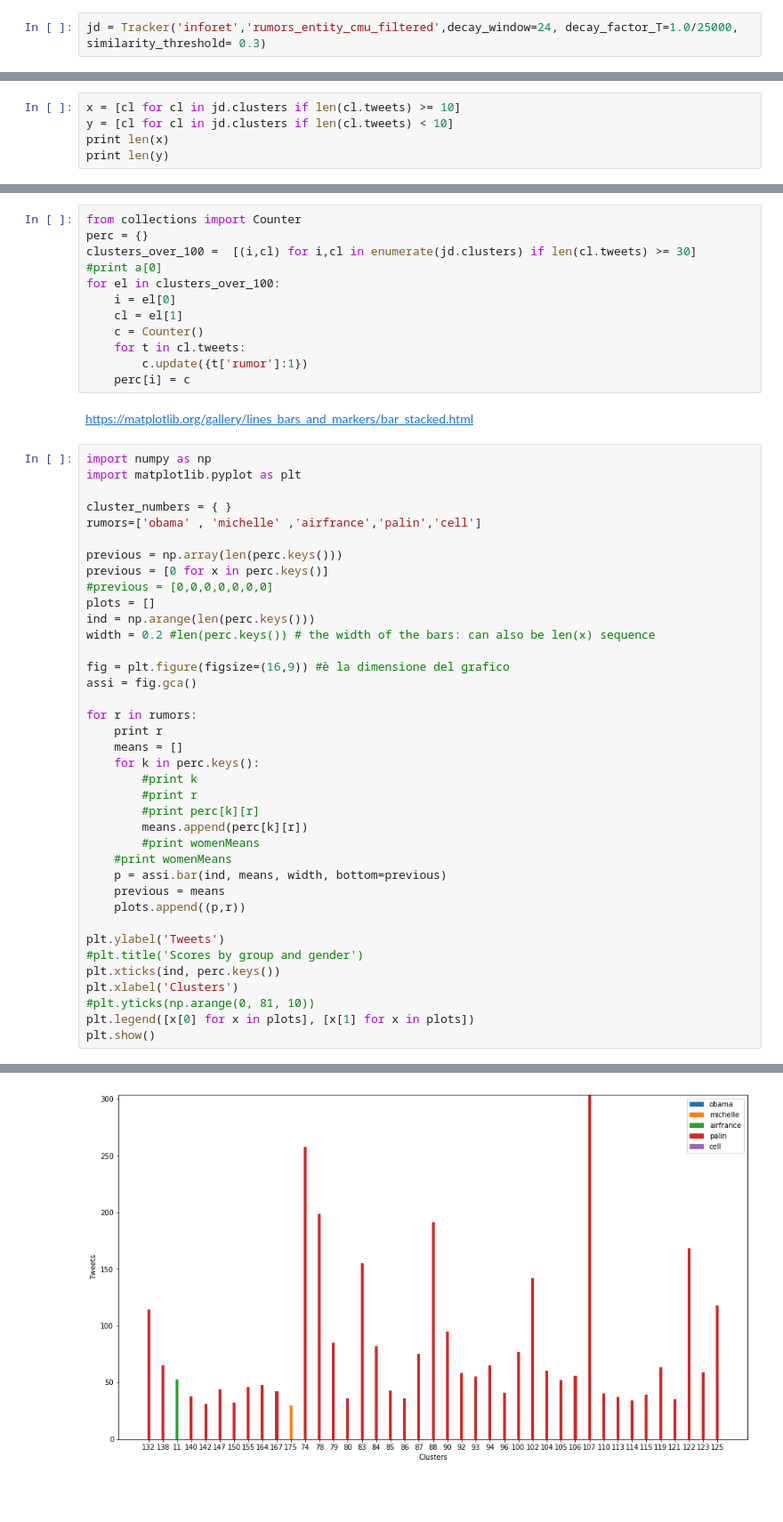
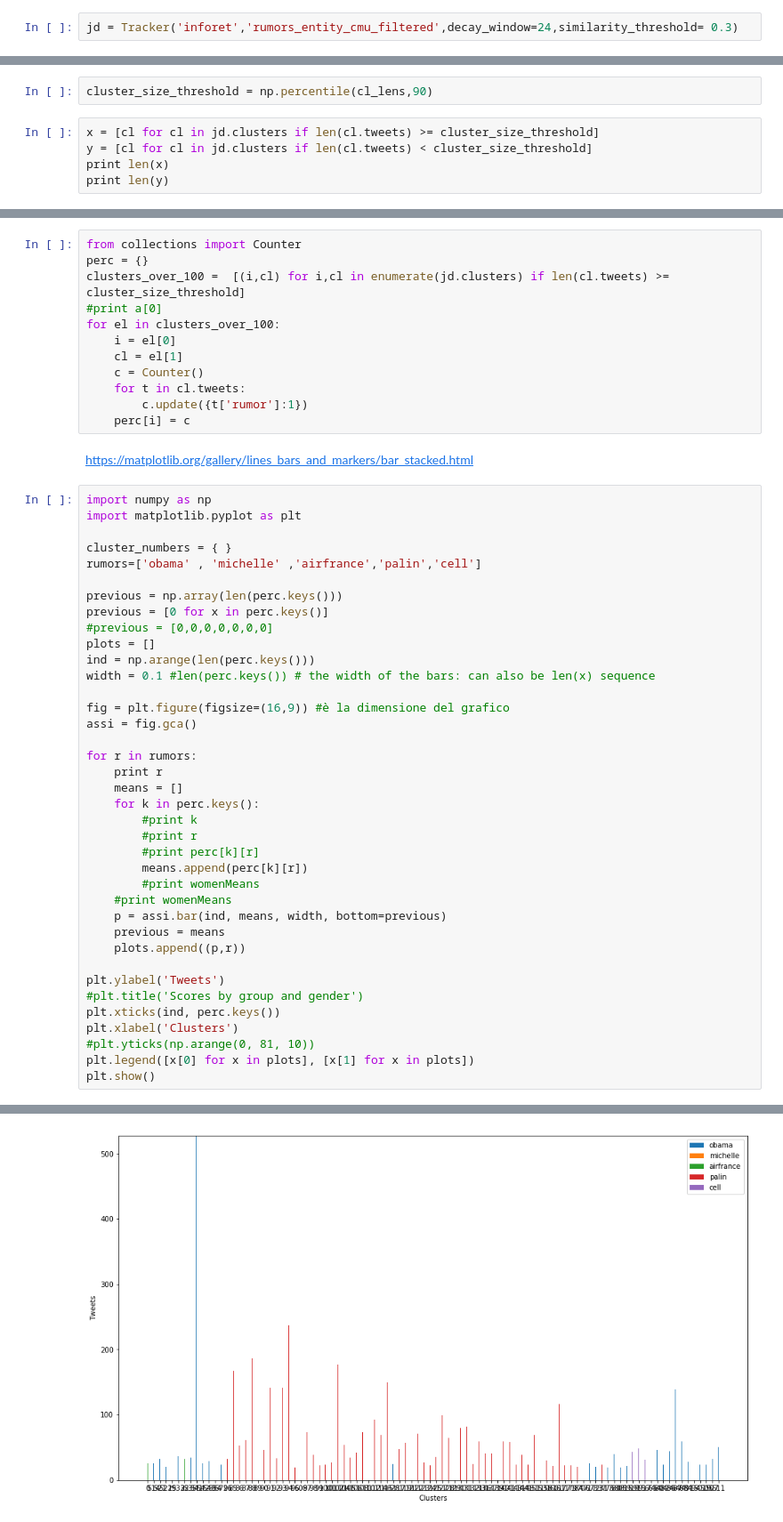
Before and after one commit to BaCk7/rumor-tracker, a Jupyter notebook: Main.ipynb, the cells around one changed output, grey strips where cells are left out. Shown: that part at 89% size. Cells and saved outputs as stored; diff of their text form; blank space fills up the shorter version.

```diff
--- a/Main.ipynb
+++ b/Main.ipynb
@@ -227,7 +223,7 @@ Importing Jupyter notebook from Tracker.ipynb
 import nbimporter
 from Tracker import Cluster
 # %%
-jd = Tracker('inforet','rumors_entity_cmu_filtered',decay_window=24, decay_factor_T=1.0/25000, similarity_threshold= 0.3)
+jd = Tracker('inforet','rumors_entity_cmu_filtered',decay_window=24,similarity_threshold= 0.3)
 # %%
 print jd.window_size
 print jd.update_for_first_k
@@ -331,6 +324,8 @@ Text(0,0.5,'CDF')
+# %%
+cluster_size_threshold = np.percentile(cl_lens,90)
 # %%
-x = [cl for cl in jd.clusters if len(cl.tweets) >= 10]
-y = [cl for cl in jd.clusters if len(cl.tweets) < 10]
+x = [cl for cl in jd.clusters if len(cl.tweets) >= cluster_size_threshold]
+y = [cl for cl in jd.clusters if len(cl.tweets) < cluster_size_threshold]
 print len(x)
 print len(y)
 # %% [output]
@@ -341,7 +338,7 @@ print len(y)
 # %%
 from collections import Counter
 perc = {}
-clusters_over_100 =  [(i,cl) for i,cl in enumerate(jd.clusters) if len(cl.tweets) >= 30]
+clusters_over_100 =  [(i,cl) for i,cl in enumerate(jd.clusters) if len(cl.tweets) >= cluster_size_threshold]
 #print a[0]
 for el in clusters_over_100:
     i = el[0]
@@ -364,36 +361,36 @@ previous = [0 for x in perc.keys()]
 #previous = [0,0,0,0,0,0,0]
 plots = []
 ind = np.arange(len(perc.keys()))
-width = 0.2 #len(perc.keys()) # the width of the bars: can also be len(x) sequence
+width = 0.1 #len(perc.keys()) # the width of the bars: can also be len(x) sequence
 
 fig = plt.figure(figsize=(16,9)) #è la dimensione del grafico
 assi = fig.gca()
 
 for r in rumors:
     print r
     means = []
     for k in perc.keys():
         #print k
         #print r
         #print perc[k][r]
         means.append(perc[k][r])
         #print womenMeans
     #print womenMeans
     p = assi.bar(ind, means, width, bottom=previous)
     previous = means
     plots.append((p,r))
 
 plt.ylabel('Tweets')
 #plt.title('Scores by group and gender')
 plt.xticks(ind, perc.keys())
 plt.xlabel('Clusters')
 #plt.yticks(np.arange(0, 81, 10))
 plt.legend([x[0] for x in plots], [x[1] for x in plots])
 plt.show()
 # %% [output]
 obama
 michelle
 airfrance
 palin
 cell
-[figure, old version]
+[figure, new version]
```
Also changed, not shown: parts of 61 cells of this notebook.
